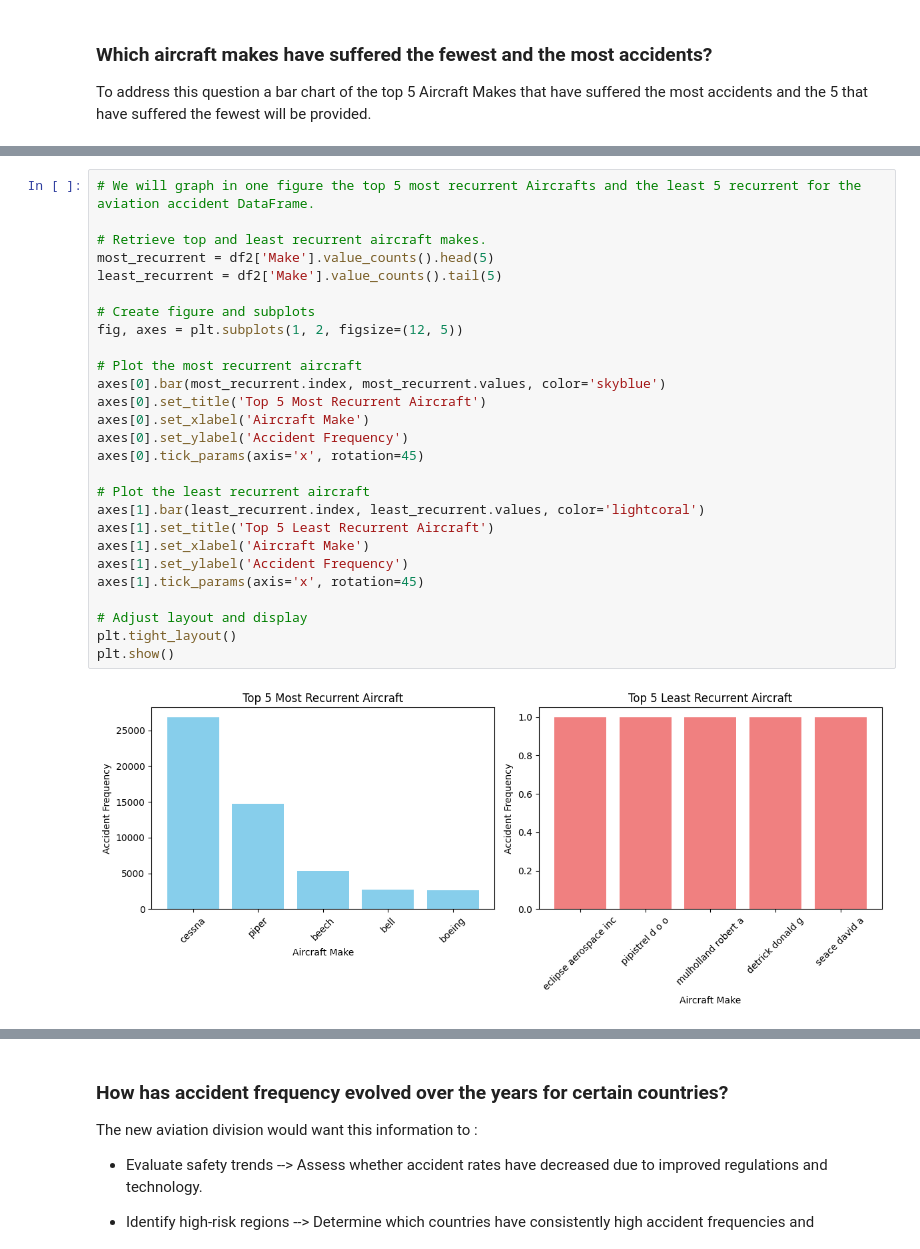
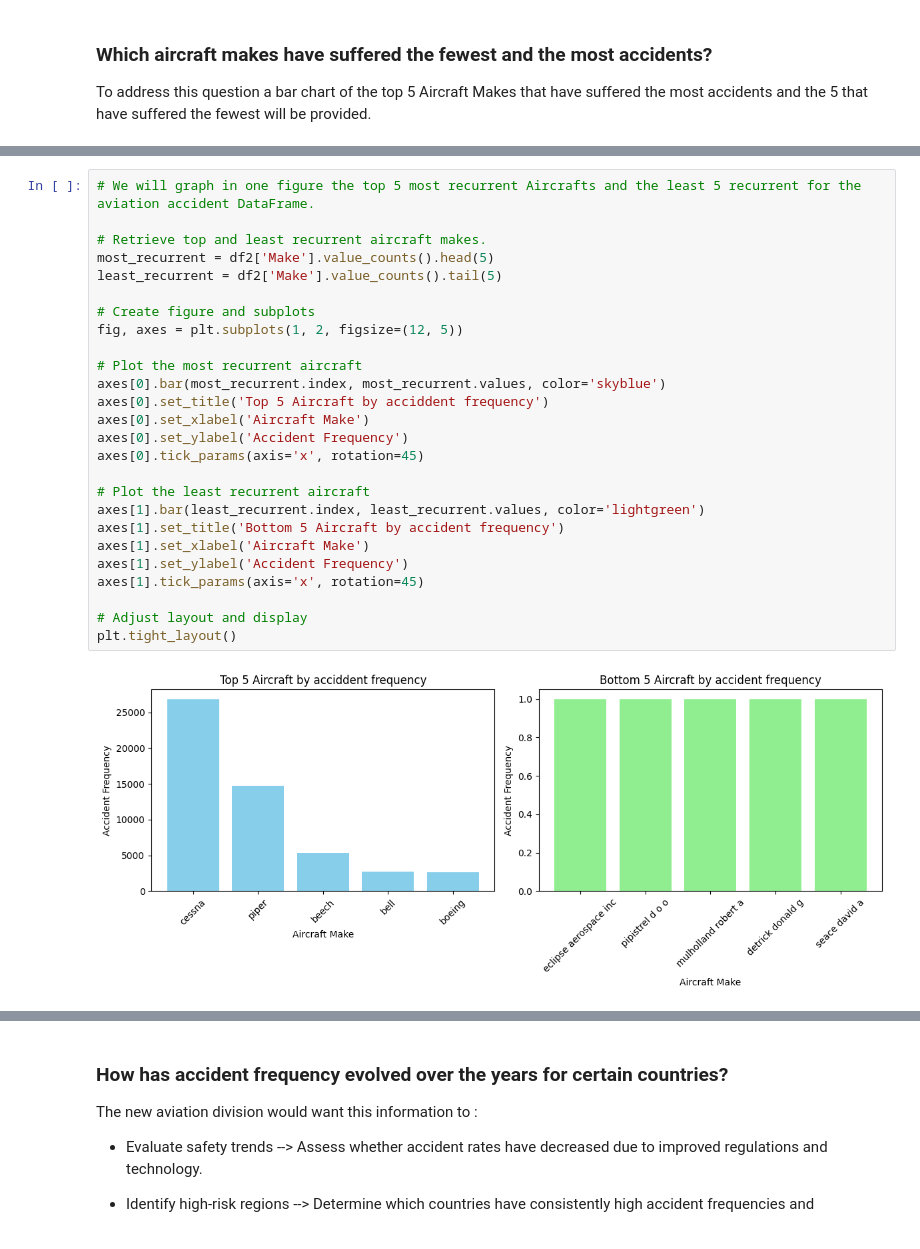
Before and after one commit to Haender-Michael/Haender_practice, a Jupyter notebook: Copie_de_Copie_de_Untitled1.ipynb, the cells around one changed output, grey strips where cells are left out. Drawn from its saved outputs; the diff is of its cells as text.

```diff
--- a/Copie_de_Copie_de_Untitled1.ipynb
+++ b/Copie_de_Copie_de_Untitled1.ipynb
@@ -291,32 +288,31 @@ dtype: int64
 # %%
 # We will graph in one figure the top 5 most recurrent Aircrafts and the least 5 recurrent for the aviation accident DataFrame.
 
 # Retrieve top and least recurrent aircraft makes.
 most_recurrent = df2['Make'].value_counts().head(5)
 least_recurrent = df2['Make'].value_counts().tail(5)
 
 # Create figure and subplots
 fig, axes = plt.subplots(1, 2, figsize=(12, 5))
 
 # Plot the most recurrent aircraft
 axes[0].bar(most_recurrent.index, most_recurrent.values, color='skyblue')
-axes[0].set_title('Top 5 Most Recurrent Aircraft')
+axes[0].set_title('Top 5 Aircraft by acciddent frequency')
 axes[0].set_xlabel('Aircraft Make')
 axes[0].set_ylabel('Accident Frequency')
 axes[0].tick_params(axis='x', rotation=45)
 
 # Plot the least recurrent aircraft
-axes[1].bar(least_recurrent.index, least_recurrent.values, color='lightcoral')
-axes[1].set_title('Top 5 Least Recurrent Aircraft')
+axes[1].bar(least_recurrent.index, least_recurrent.values, color='lightgreen')
+axes[1].set_title('Bottom 5 Aircraft by accident frequency')
 axes[1].set_xlabel('Aircraft Make')
 axes[1].set_ylabel('Accident Frequency')
 axes[1].tick_params(axis='x', rotation=45)
 
 # Adjust layout and display
 plt.tight_layout()
-plt.show()
 # %% [output]
-[figure, old version]
+[figure, new version]
 # %% [markdown]
 #### Analysis :
 Now, we might mistakenly believe that the least recurrent aircraft are the safest, but that's not necessarily true. The fact that these aircraft have fewer recorded accidents could simply mean that they have operated fewer flights, reducing their chances of incidents rather than proving their reliability.
```
Also changed, not shown: parts of 22 cells of this notebook.
